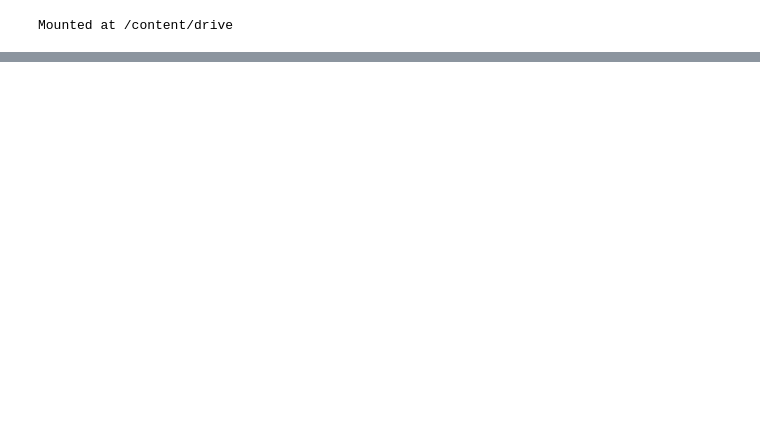
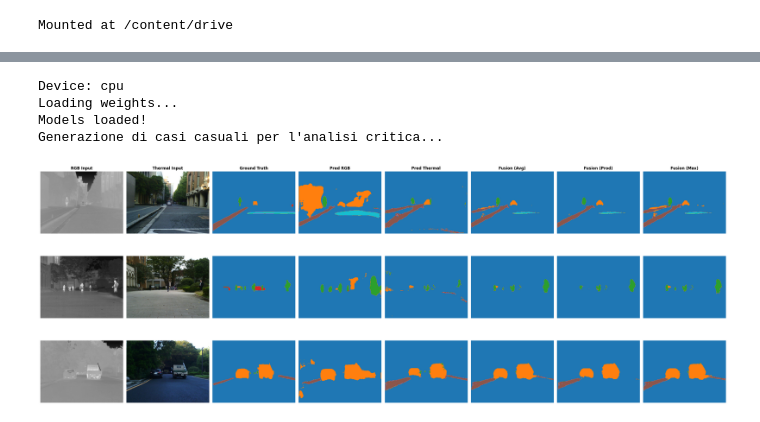
Before and after one commit to Yammi2002/DataFusionProject, a Jupyter notebook: notebooks/notebook.ipynb, the cells around one changed output, grey strips where cells are left out. Drawn from its saved outputs; the diff is of its cells as text; code cells hidden in the pictures; blank space fills up the shorter version.

Commit message:
aggiunta visualizzazione risultati

```diff
--- a/notebooks/notebook.ipynb
+++ b/notebooks/notebook.ipynb
@@ -891,39 +993,40 @@ model_rgb_test = smp.Unet(
     encoder_name="resnet34",
     encoder_weights=None,
     in_channels=3,
     classes=9,
 ).to(device)
 
 model_thermal_test = smp.Unet(
     encoder_name="resnet34",
     encoder_weights=None,
     in_channels=3,
     classes=9,
 ).to(device)
 
 """
 percorso_rgb = "/content/drive/MyDrive/3dPerceptionModels/modelli_salvati/smp_resnet34_rgb.pth"
 percorso_thermal = "/content/drive/MyDrive/3dPerceptionModels/modelli_salvati/smp_resnet34_thermal.pth"
 """
 
 percorso_rgb = "../models/smp_resnet34_rgb.pth"
 percorso_thermal = "../models/smp_resnet34_thermal.pth"
 
 print("Loading weights...")
 checkpoint_rgb = torch.load(percorso_rgb, map_location=device)
 model_rgb_test.load_state_dict(checkpoint_rgb['model_state_dict'])
 
 checkpoint_thermal = torch.load(percorso_thermal, map_location=device)
 model_thermal_test.load_state_dict(checkpoint_thermal['model_state_dict'])
 
 print("Models loaded!")
 
-evaluate_late_fusion(
-    model_rgb=model_rgb_test,
-    model_thermal=model_thermal_test,
-    test_loader=dataloader_test,
-    num_classes=9
-)
+visualize_random_fusion_cases(model_rgb_test, model_thermal_test, dataloader_test, device, num_images=3)
+# %% [output]
+Device: cpu
+Loading weights...
+Models loaded!
+Generazione di casi casuali per l'analisi critica...
+[figure, added]
 # %%
 """
 In this cell we define a DualNet that uses pretrained models to fuse sensor data.
```
Also changed, not shown: parts of 4 cells of this notebook.
